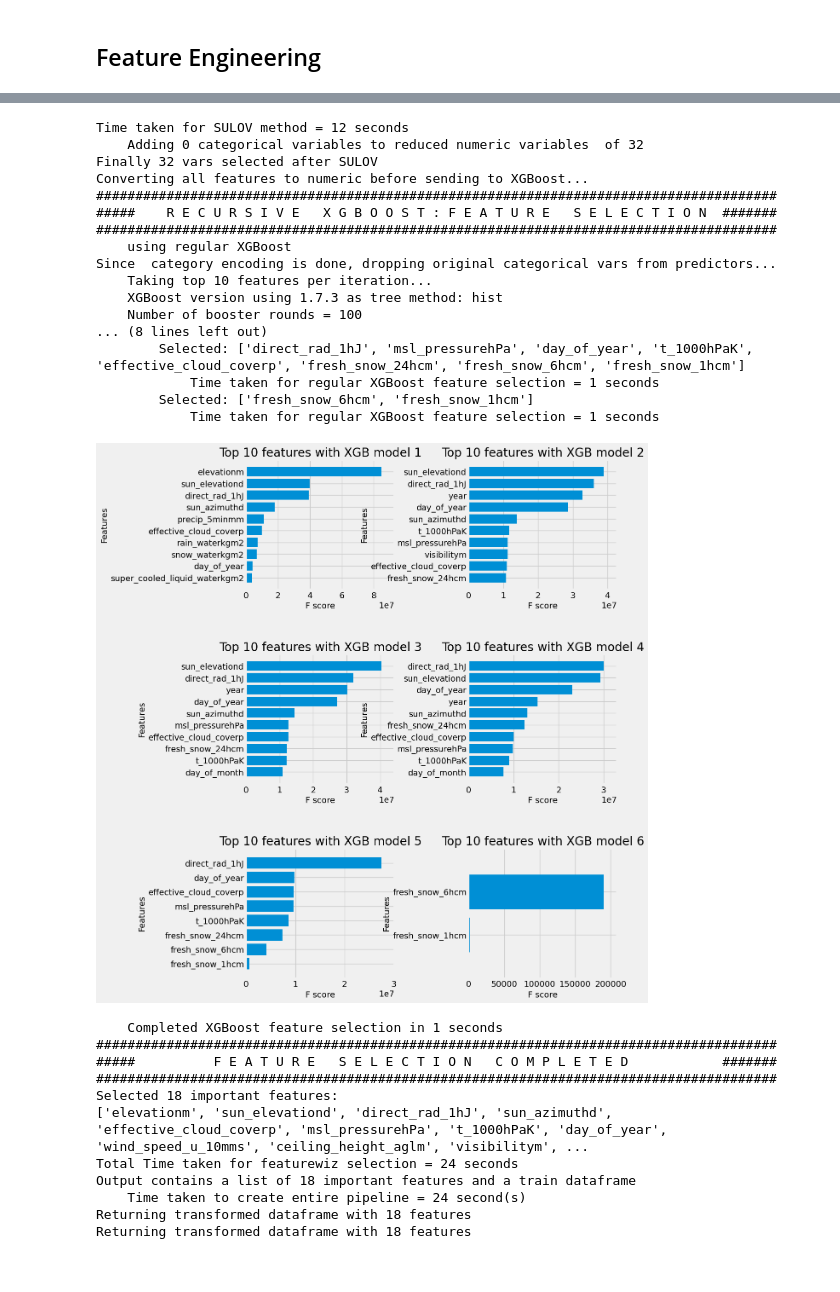
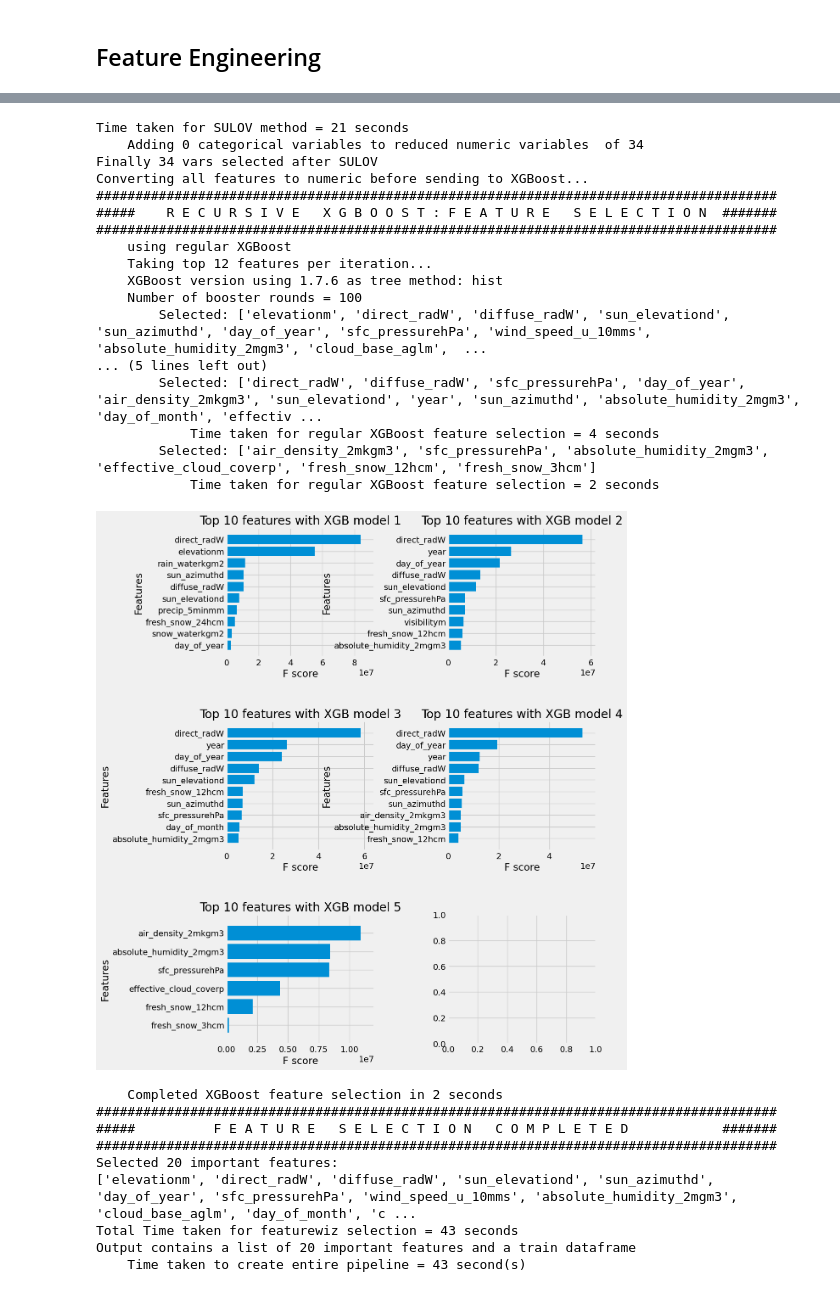
Before and after one commit to stinkyElias/TDT4173-ML, a Jupyter notebook: feature_engineering.ipynb, the cells around one changed output, grey strips where cells are left out. Cells and saved outputs as stored; diff of their text form; code cells hidden in the pictures.

Commit message:
ready for google cloud

```diff
--- a/feature_engineering.ipynb
+++ b/feature_engineering.ipynb
@@ -65,7 +65,7 @@ y_train = df[TARGET]
 X_test = Data.create_test_data()
 X_test = X_test[FEATURES]
 # %%
-fwiz = FeatureWiz(corr_limit=0.70, feature_engg='', category_encoders='groupby', dask_xgboost_flag=False, nrows=None, verbose=2)
+fwiz = FeatureWiz(corr_limit=0.80, feature_engg='', category_encoders='', dask_xgboost_flag=False, nrows=None, verbose=2)
 X_train_selected = fwiz.fit_transform(X_train, y_train)
 X_test_selected = fwiz.transform(X_test)
 ### get list of selected features ###
@@ -92,29 +92,27 @@ Skipping feature engineering since no feature_engg input...
-Time taken for SULOV method = 12 seconds
-    Adding 0 categorical variables to reduced numeric variables  of 32
-Finally 32 vars selected after SULOV
+Time taken for SULOV method = 21 seconds
+    Adding 0 categorical variables to reduced numeric variables  of 34
+Finally 34 vars selected after SULOV
 Converting all features to numeric before sending to XGBoost...
 #######################################################################################
 #####    R E C U R S I V E   X G B O O S T : F E A T U R E   S E L E C T I O N  #######
 #######################################################################################
     using regular XGBoost
-Since  category encoding is done, dropping original categorical vars from predictors...
-    Taking top 10 features per iteration...
-    XGBoost version using 1.7.3 as tree method: hist
+    Taking top 12 features per iteration...
+    XGBoost version using 1.7.6 as tree method: hist
     Number of booster rounds = 100
-... (8 lines left out)
-        Selected: ['direct_rad_1hJ', 'msl_pressurehPa', 'day_of_year', 't_1000hPaK', 'effective_cloud_coverp', 'fresh_snow_24hcm', 'fresh_snow_6hcm', 'fresh_snow_1hcm']
-            Time taken for regular XGBoost feature selection = 1 seconds
-        Selected: ['fresh_snow_6hcm', 'fresh_snow_1hcm']
-            Time taken for regular XGBoost feature selection = 1 seconds
+        Selected: ['elevationm', 'direct_radW', 'diffuse_radW', 'sun_elevationd', 'sun_azimuthd', 'day_of_year', 'sfc_pressurehPa', 'wind_speed_u_10mms', 'absolute_humidity_2mgm3', 'cloud_base_aglm',  ...
+... (5 lines left out)
+        Selected: ['direct_radW', 'diffuse_radW', 'sfc_pressurehPa', 'day_of_year', 'air_density_2mkgm3', 'sun_elevationd', 'year', 'sun_azimuthd', 'absolute_humidity_2mgm3', 'day_of_month', 'effectiv ...
+            Time taken for regular XGBoost feature selection = 4 seconds
+        Selected: ['air_density_2mkgm3', 'sfc_pressurehPa', 'absolute_humidity_2mgm3', 'effective_cloud_coverp', 'fresh_snow_12hcm', 'fresh_snow_3hcm']
+            Time taken for regular XGBoost feature selection = 2 seconds
-[figure, old version]
+[figure, new version]
-    Completed XGBoost feature selection in 1 seconds
+    Completed XGBoost feature selection in 2 seconds
 #######################################################################################
 #####          F E A T U R E   S E L E C T I O N   C O M P L E T E D            #######
 #######################################################################################
-Selected 18 important features:
-['elevationm', 'sun_elevationd', 'direct_rad_1hJ', 'sun_azimuthd', 'effective_cloud_coverp', 'msl_pressurehPa', 't_1000hPaK', 'day_of_year', 'wind_speed_u_10mms', 'ceiling_height_aglm', 'visibilitym', ...
-Total Time taken for featurewiz selection = 24 seconds
-Output contains a list of 18 important features and a train dataframe
-    Time taken to create entire pipeline = 24 second(s)
-Returning transformed dataframe with 18 features
-Returning transformed dataframe with 18 features
+Selected 20 important features:
+['elevationm', 'direct_radW', 'diffuse_radW', 'sun_elevationd', 'sun_azimuthd', 'day_of_year', 'sfc_pressurehPa', 'wind_speed_u_10mms', 'absolute_humidity_2mgm3', 'cloud_base_aglm', 'day_of_month', 'c ...
+Total Time taken for featurewiz selection = 43 seconds
+Output contains a list of 20 important features and a train dataframe
+    Time taken to create entire pipeline = 43 second(s)
```
Also changed, not shown: parts of 3 cells of this notebook, 5 other files.
